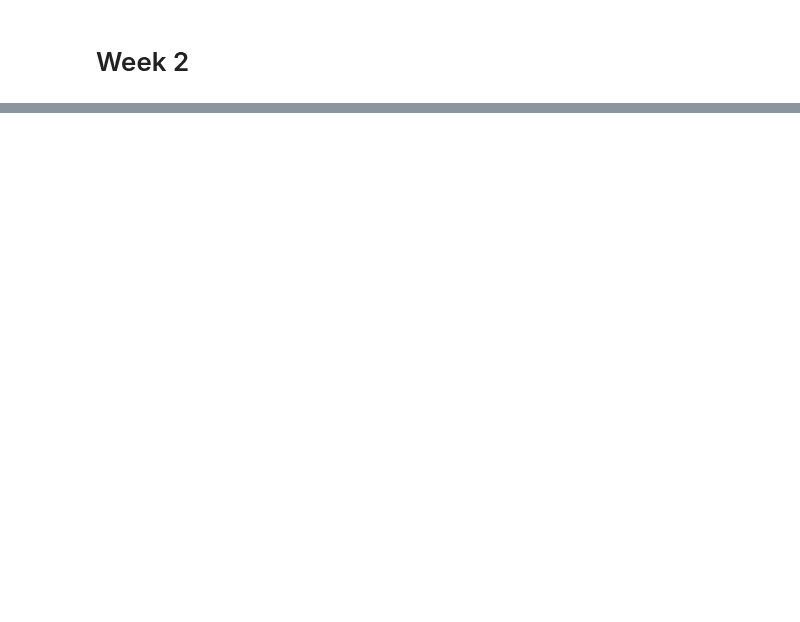
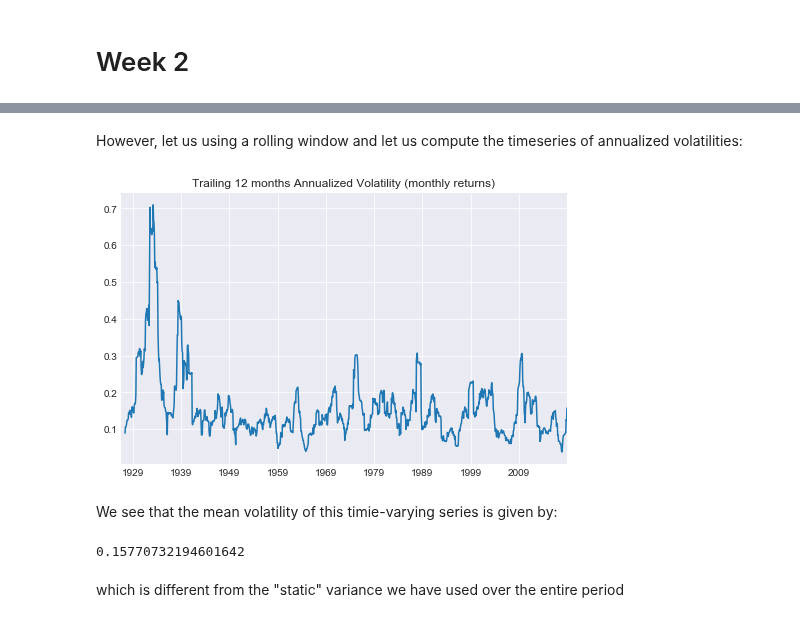
Before and after one commit to z4ir3/finance-courses, a Jupyter notebook: course_2_advanced_portfolio_construction_and_analysis_with_python/week-2.ipynb, the cells around one changed output, grey strips where cells are left out. Saved outputs shown, nothing was run; the diff lists cells and outputs as text; code cells hidden in the pictures; blank space fills up the shorter version.

```diff
--- a/course_2_advanced_portfolio_construction_and_analysis_with_python/week-2.ipynb
+++ b/course_2_advanced_portfolio_construction_and_analysis_with_python/week-2.ipynb
@@ -24,0 +173,18 @@ We then move on to addressing stationarity risk, namely the fact that risk param
+# %% [markdown]
+However, let us using a rolling window and let us compute the timeseries of annualized volatilities:
+# %%
+# pick yearly data (i.e., 12 monthly data)
+window = 12
+ann_vol_tv = tot_mkt_rets.rolling(window = 1*window).std() * np.sqrt(window)
+ann_vol_tv.plot(grid=True, figsize=(8,5), title="Trailing 12 months Annualized Volatility (monthly returns)")
+plt.show()
+# %% [output]
+[figure, added]
+# %% [markdown]
+We see that the mean volatility of this timie-varying series is given by:
+# %%
+ann_vol_tv.mean()
+# %% [output]
+0.15770732194601642
+# %% [markdown]
+which is different from the "static" variance we have used over the entire period
```
Also changed, not shown: parts of 9 cells of this notebook.
